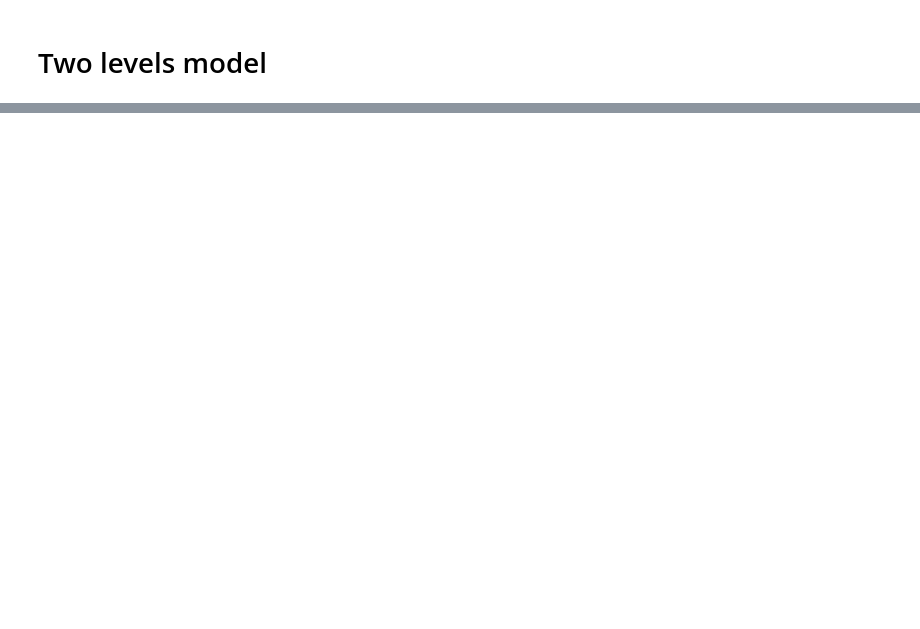
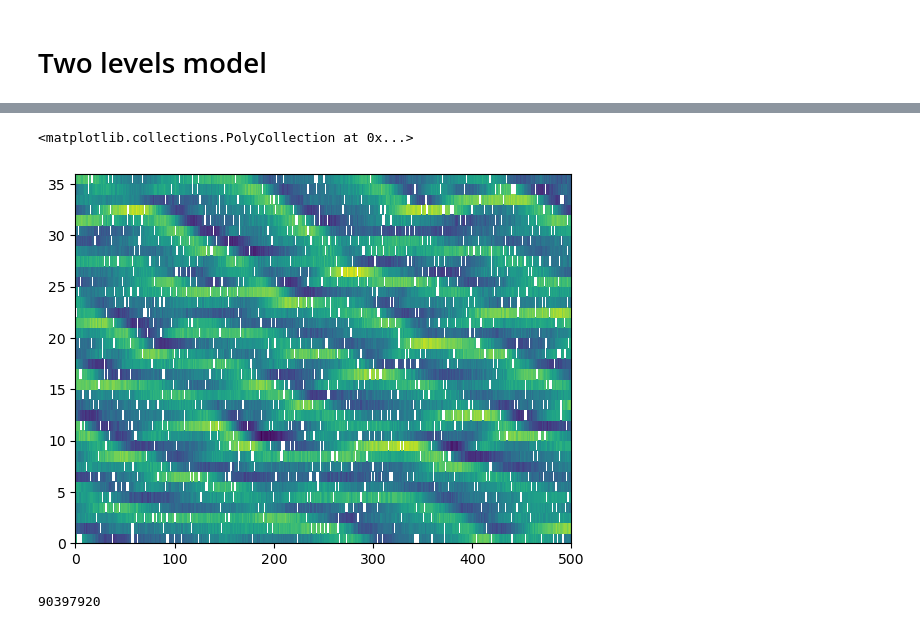
Before and after one commit to m-dml/coda, a Jupyter notebook: notebooks/lorenz96-playground.ipynb, the cells around one changed output, grey strips where cells are left out. Drawn from its saved outputs; the diff is of its cells as text; code cells hidden in the pictures; blank space fills up the shorter version.

```diff
--- a/notebooks/lorenz96-playground.ipynb
+++ b/notebooks/lorenz96-playground.ipynb
@@ -409,0 +106,7 @@ RuntimeError: Expected 2D (unbatched) or 3D (batched) input to conv_transpose1d,
+# %%
+x_obs = corrupt(x_true, noise_sigma, part_missing)
+x_obs_preview = x_obs.clone()
+plt.pcolor(x_obs_preview.T)
+# %% [output]
+<matplotlib.collections.PolyCollection at 0x...>
+[figure, added]
@@ -409,0 +132,8 @@ RuntimeError: Expected 2D (unbatched) or 3D (batched) input to conv_transpose1d,
+# %%
+s = str(sorted(data['meta'].items()))
+hash_int = int(hashlib.sha1(s.encode("utf-8")).hexdigest(), 16) % (10 ** 8)
+print(hash_int)
+with open(f"l96-2-{hash_int}.pkl", "wb") as file:
+    pickle.dump(data, file)
+# %% [output]
+90397920
```
Also changed, not shown: parts of 51 cells of this notebook, 27 other files.
